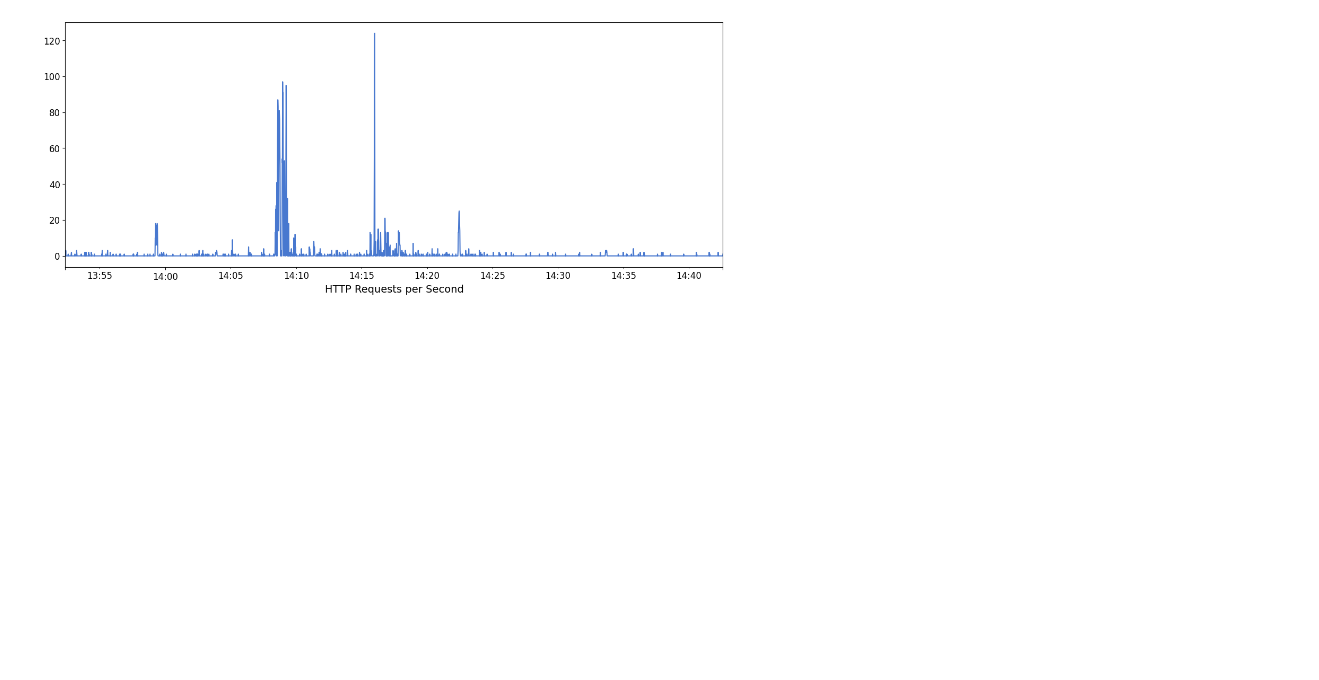
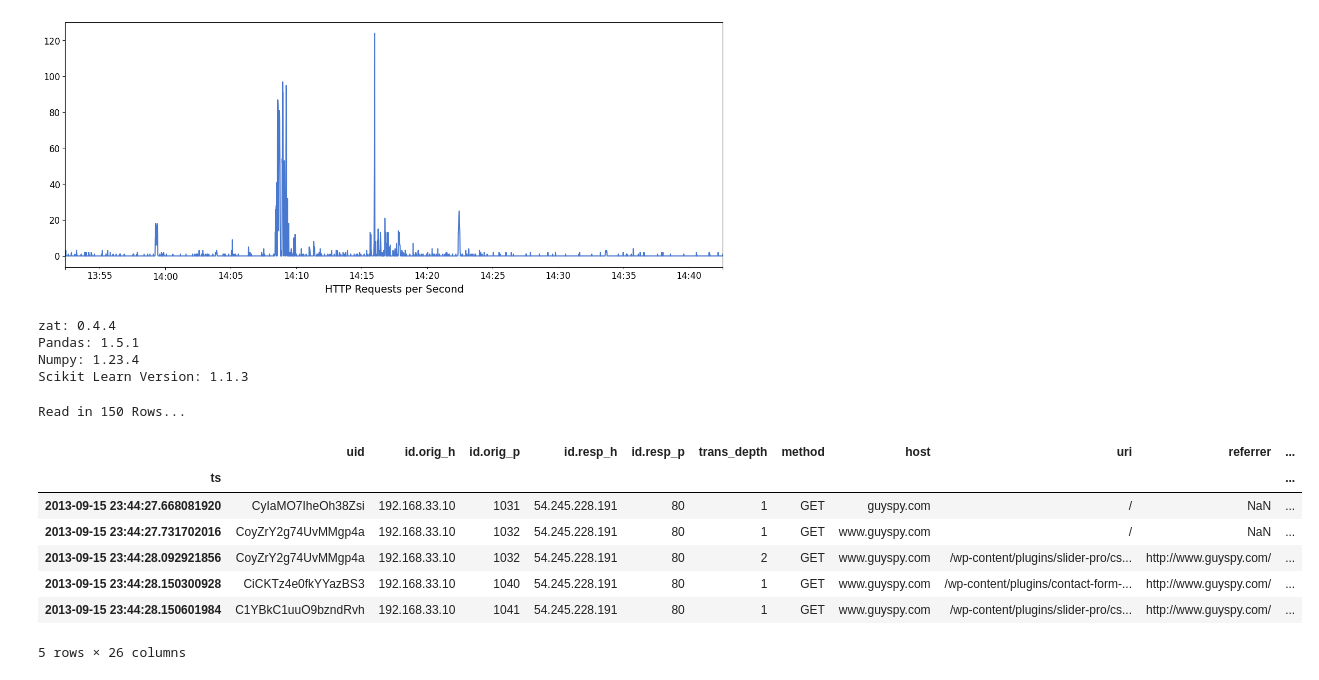
Before and after one commit to AI-Learning-Land/zat, a Jupyter notebook: notebooks/Network_Monitoring_AI.ipynb, the cells around one changed output. Cells and saved outputs as stored; diff of their text form; code cells hidden in the pictures; blank space fills up the shorter version.

```diff
--- a/notebooks/Network_Monitoring_AI.ipynb
+++ b/notebooks/Network_Monitoring_AI.ipynb
@@ -522,0 +525,39 @@ Text(0.5, 0, 'HTTP Requests per Second')
+# %%
+import zat
+from zat.log_to_dataframe import LogToDataFrame
+from zat.json_log_to_dataframe import JSONLogToDataFrame
+from zat.dataframe_to_matrix import DataFrameToMatrix
+print('zat: {:s}'.format(zat.__version__))
+import pandas as pd
+print('Pandas: {:s}'.format(pd.__version__))
+import numpy as np
+print('Numpy: {:s}'.format(np.__version__))
+import sklearn
+from sklearn.ensemble import IsolationForest
+from sklearn.decomposition import PCA
+from sklearn.cluster import KMeans
+print('Scikit Learn Version:', sklearn.__version__)
+# %% [output]
+zat: 0.4.4
+Pandas: 1.5.1
+Numpy: 1.23.4
+Scikit Learn Version: 1.1.3
+# %%
+# Create a Pandas dataframe from the Zeek HTTP log
+#log_to_df = JSONLogToDataFrame()
+#zeek_df = log_to_df.create_dataframe('../data/fullTest/pcap/http.log')
+# Create a Pandas dataframe from the Zeek HTTP log
+log_to_df = LogToDataFrame()
+zeek_df = log_to_df.create_dataframe('../data/http.log')
+print('Read in {:d} Rows...'.format(len(zeek_df)))
+zeek_df.head()
+# %% [output]
+Read in 150 Rows...
+|  | uid | id.orig_h | id.orig_p | id.resp_h | id.resp_p | trans_depth | method | host | uri | referrer | ... |
+| ts |  |  |  |  |  |  |  |  |  |  | ... |
+| 2013-09-15 23:44:27.668081920 | CyIaMO7IheOh38Zsi | 192.168.33.10 | 1031 | 54.245.228.191 | 80 | 1 | GET | guyspy.com | / | NaN | ... |
+| 2013-09-15 23:44:27.731702016 | CoyZrY2g74UvMMgp4a | 192.168.33.10 | 1032 | 54.245.228.191 | 80 | 1 | GET | www.guyspy.com | / | NaN | ... |
+| 2013-09-15 23:44:28.092921856 | CoyZrY2g74UvMMgp4a | 192.168.33.10 | 1032 | 54.245.228.191 | 80 | 2 | GET | www.guyspy.com | /wp-content/plugins/slider-pro/cs... | http://www.guyspy.com/ | ... |
+| 2013-09-15 23:44:28.150300928 | CiCKTz4e0fkYYazBS3 | 192.168.33.10 | 1040 | 54.245.228.191 | 80 | 1 | GET | www.guyspy.com | /wp-content/plugins/contact-form-... | http://www.guyspy.com/ | ... |
+| 2013-09-15 23:44:28.150601984 | C1YBkC1uuO9bzndRvh | 192.168.33.10 | 1041 | 54.245.228.191 | 80 | 1 | GET | www.guyspy.com | /wp-content/plugins/slider-pro/cs... | http://www.guyspy.com/ | ... |
+5 rows × 26 columns
```
Also changed, not shown: parts of 16 cells of this notebook.
